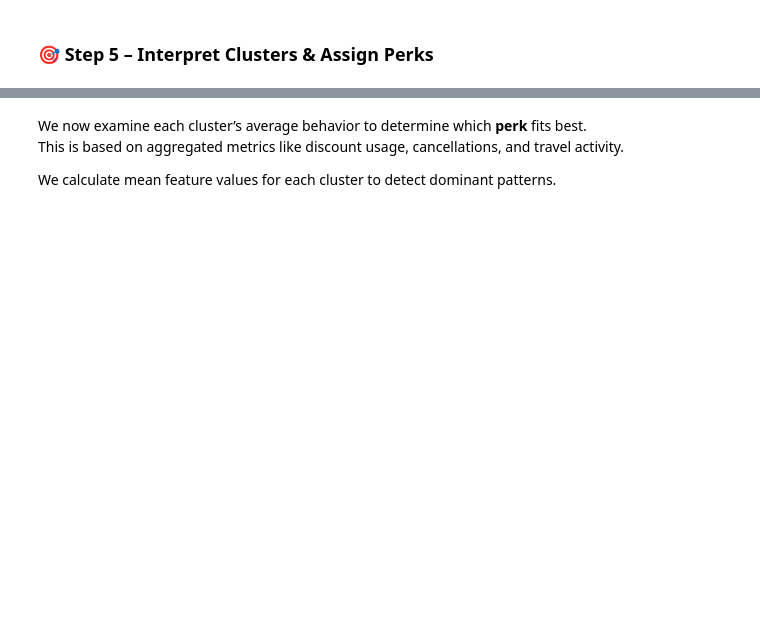
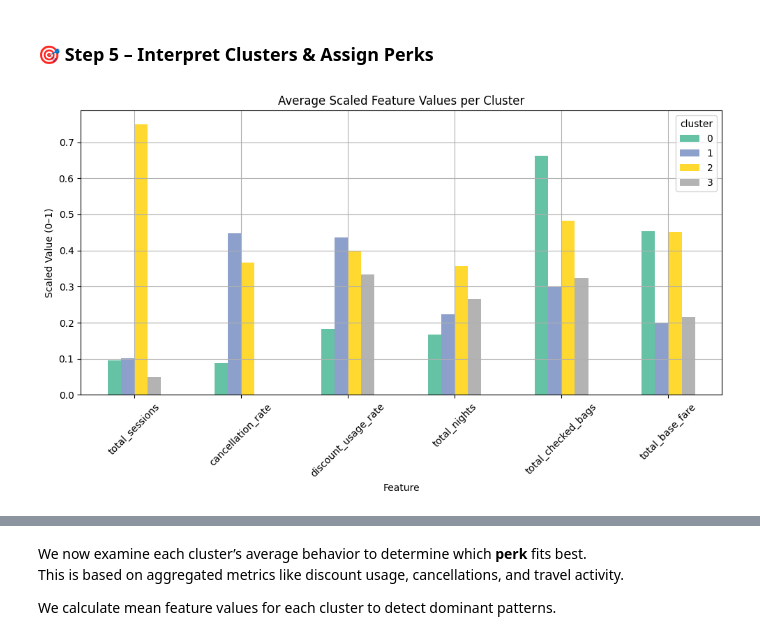
Before and after one commit to KonstantinData/Mastery-Project-Masterschool, a Jupyter notebook: mastery-project-masterschool/notebooks/01_load_and_preview_data.ipynb, the cells around one changed output, grey strips where cells are left out. Cells and saved outputs as stored; diff of their text form; code cells hidden in the pictures; blank space fills up the shorter version.

```diff
--- a/mastery-project-masterschool/notebooks/01_load_and_preview_data.ipynb
+++ b/mastery-project-masterschool/notebooks/01_load_and_preview_data.ipynb
@@ -634,2 +734,18 @@ plt.show()
 # %% [markdown]
 ### 🎯 Step 5 – Interpret Clusters & Assign Perks
+# %%
+# Calculate cluster-wise means from the scaled data
+scaled_means = df_scaled.drop(columns="user_id").groupby("cluster").mean()
+
+# Transpose the DataFrame for better plotting (features on x-axis)
+scaled_means.T.plot(kind="bar", figsize=(10, 6), colormap="Set2")
+
+plt.title("Average Scaled Feature Values per Cluster")
+plt.ylabel("Scaled Value (0–1)")
+plt.xlabel("Feature")
+plt.xticks(rotation=45)
+plt.grid(True)
+plt.tight_layout()
+plt.show()
+# %% [output]
+[figure, added]
```
Also changed, not shown: parts of 30 cells of this notebook.
